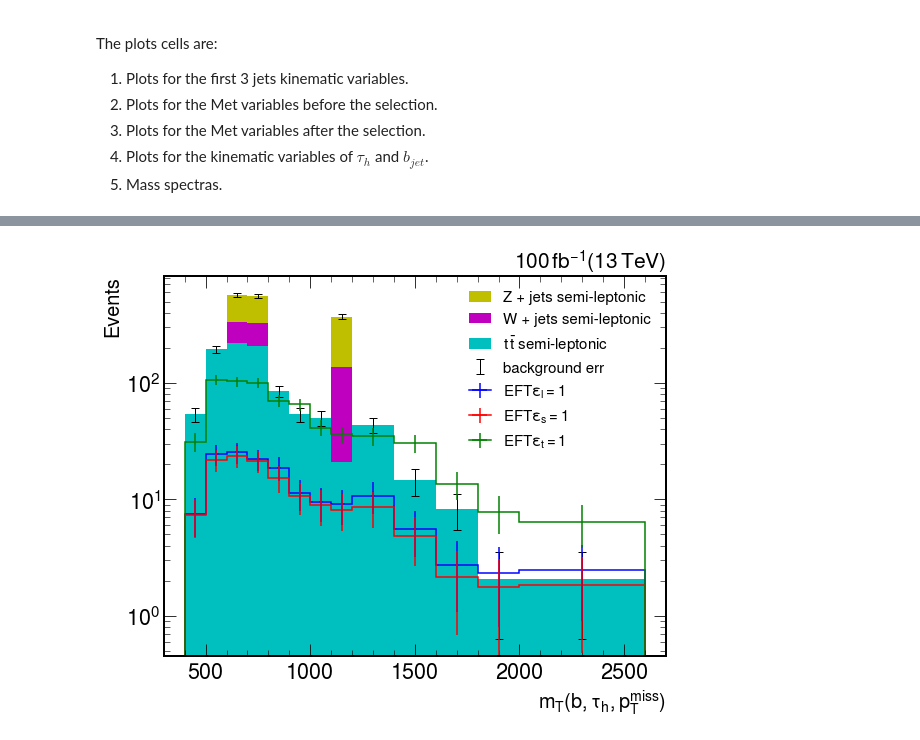
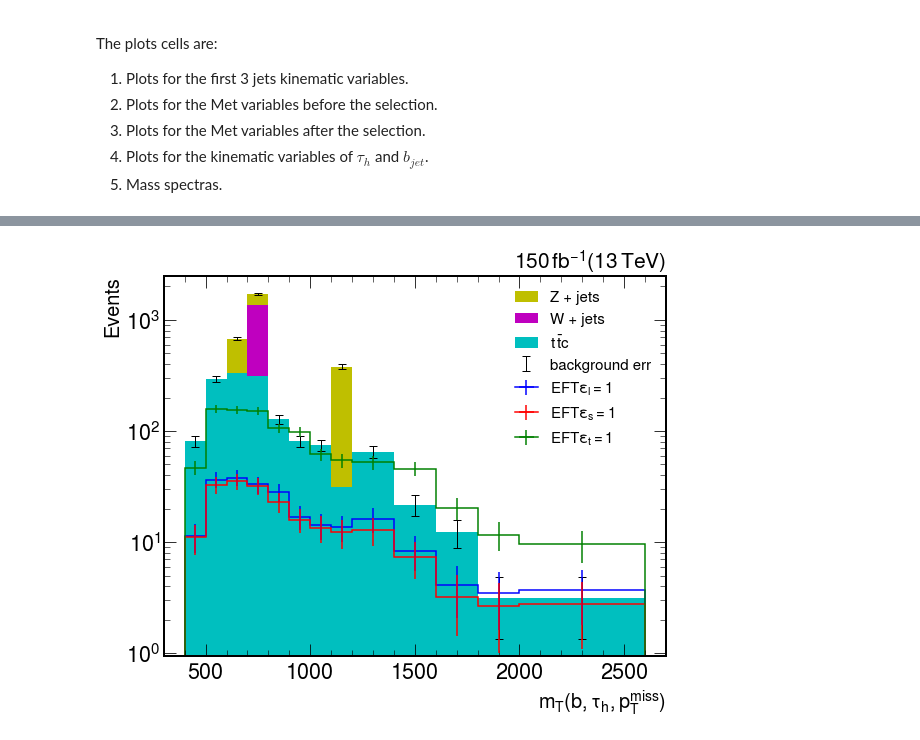
Before and after one commit to tomasate/TareasMast, a Jupyter notebook: B_Tau_Nu_Analysis_EFT_Selection_Backgrounds.ipynb, the cells around one changed output, grey strips where cells are left out. Drawn from its saved outputs; the diff is of its cells as text; code cells hidden in the pictures.

```diff
--- a/B_Tau_Nu_Analysis_EFT_Selection_Backgrounds.ipynb
+++ b/B_Tau_Nu_Analysis_EFT_Selection_Backgrounds.ipynb
@@ -1036,11 +1003,12 @@ Df_bg_ttbar_.head()
 # %%
-Df_bg_ttbar = pd.read_csv("C:/Users/toatg/Documents/DataFrames_Thesis/Df_baseline_ttbar_b.csv", index_col= "Unnamed: 0")
-Df_bg_wj = pd.read_csv("C:/Users/toatg/Documents/DataFrames_Thesis/Df_baseline_wpj_b.csv", index_col= "Unnamed: 0")
-Df_bg_zj = pd.read_csv("C:/Users/toatg/Documents/DataFrames_Thesis/Df_baseline_zpj_b.csv", index_col= "Unnamed: 0")
-Df_bg_ttbar['electron_pT'] = Df_bg_ttbar_.electron_pT
-Df_bg_ttbar['muon_pT'] = Df_bg_ttbar_.muon_pT
-Df_bg_zj['electron_pT'] = Df_bg_zj_.electron_pT
-Df_bg_zj['muon_pT'] = Df_bg_zj_.muon_pT
+Df_bg_ttbar = pd.read_csv("C:/Users/toatg/Documents/Nueva carpeta/Thesis_Analysis/Processed_Backgrounds/Df_baseline_ttbar_b.csv", index_col= "Unnamed: 0")
+Df_bg_wj = pd.read_csv("C:/Users/toatg/Documents/Nueva carpeta/Thesis_Analysis/Processed_Backgrounds/Df_baseline_wpj_b.csv", index_col= "Unnamed: 0")
+Df_bg_zj = pd.read_csv("C:/Users/toatg/Documents/Nueva carpeta/Thesis_Analysis/Processed_Backgrounds/Df_baseline_zpj_b.csv", index_col= "Unnamed: 0")
+Df_bg_ttbar['electron_pT'] = Df_bg_ttbar_.electron_pt0
+Df_bg_ttbar['muon_pT'] = Df_bg_ttbar_.muon_pt0
+Df_bg_zj['electron_pT'] = Df_bg_zj_.electron_pt0
+Df_bg_zj['muon_pT'] = Df_bg_zj_.muon_pt0
+#Df_bg_wj['electron_pT'] = Df_bg_wj_.electron_pt0
 
 Df_bg_ttbar.head()
 # %% [output]
@@ -1090,7 +1058,7 @@ The first cell makes this selection. The second saves the Dataframes into `.csv`
 The fourth cell declares the cross section of the process starting for the signal and then the backgrounds. These cross section must be declared in order $s_1, s_2, s_3, t\bar{t}, W + jets, Z + jets$. The labels in the sixth cell, which are the name for the events must be declared in that same order.
 # %%
 sigma = np.array([0.13, 0.08, 0.71, (5.046960e+02), (1.465483e05),(4.302927e+04)])*1e-12
-n_ev = sigma * 100 /(1e-15)
+n_ev = sigma * 150 /(1e-15)
 
 n_mc = np.array([100000,100000, 100000,
                  24307250, 20942823,18505572])
@@ -1114,9 +1087,9 @@ dtype: float64
 labels = [r"EFT$\epsilon_l = 1$",
           r"EFT$\epsilon_s = 1$",
           r"EFT$\epsilon_t = 1$",
-          r"$t\,\bar{t}$ semi-leptonic",
-          r"W + jets semi-leptonic",
-          r"Z + jets semi-leptonic"]
+          r"$t\,\bar{t}$c",
+          r"W + jets",
+          r"Z + jets"]
 # %% [markdown]
 # Straight cuts and Significance
 
@@ -1704,7 +1750,7 @@ df = pd.DataFrame(ex_ev_s, columns = ["expected_events"])
 df['First_Selection'] = np.array([Df_s1.shape[0], Df_s2.shape[0], Df_s3.shape[0],
                                   Df_bg_ttbar.shape[0], Df_bg_wj.shape[0], Df_bg_zj.shape[0]]) * ex_ev_s
 df['Second_Selection'] = np.array([Df_s1_cut.shape[0], Df_s2_cut.shape[0], Df_s3_cut.shape[0],
-                                   Df_bgttbar_cut.shape[0], Df_bgw_cut.shape[0]*0.5, Df_bgz_cut.shape[0]]) * ex_ev_s
+                                   Df_bgttbar_cut.shape[0], Df_bgw_cut.shape[0], Df_bgz_cut.shape[0]]) * ex_ev_s
 df
 # %% [output]
 |  | expected_events | First_Selection | Second_Selection |
@@ -1782,16 +1842,16 @@ plt.ylim(0.5,1e5);
 # %%
-plot_mass2(m_type = r'$m_T(b,\tau_h, p_T^{miss})$',
+plot_mass1(m_type = r'$m_T(b,\tau_h, p_T^{miss})$',
            s1 = Df_s1_cut['Total_mass'],
            s2 = Df_s2_cut['Total_mass'],
            s3 = Df_s3_cut['Total_mass'],
            bg1 = Df_bgttbar_cut['Total_mass'],
-           bg2 = Df_bgz_cut['Total_mass'],
+           bg2 = Df_bgw_cut['Total_mass'],
            bg3 = Df_bgz_cut['Total_mass'],
            Ws = df.Second_Selection,
            labels= labels,
            bines = [i for i in range(0,1200,100)] + [i for i in range(1200, 2200,200)]+[2600])
 #plt.legend(loc= 'center right', fontsize = 14)
 plt.xlim(300,2700);
 #plt.savefig(Path_files + '/$m_T(b,\tau_h, p_T^{miss})$');
 # %% [output]
-[figure, old version]
+[figure, new version]
```
Also changed, not shown: parts of 29 cells of this notebook, 2 other files.
